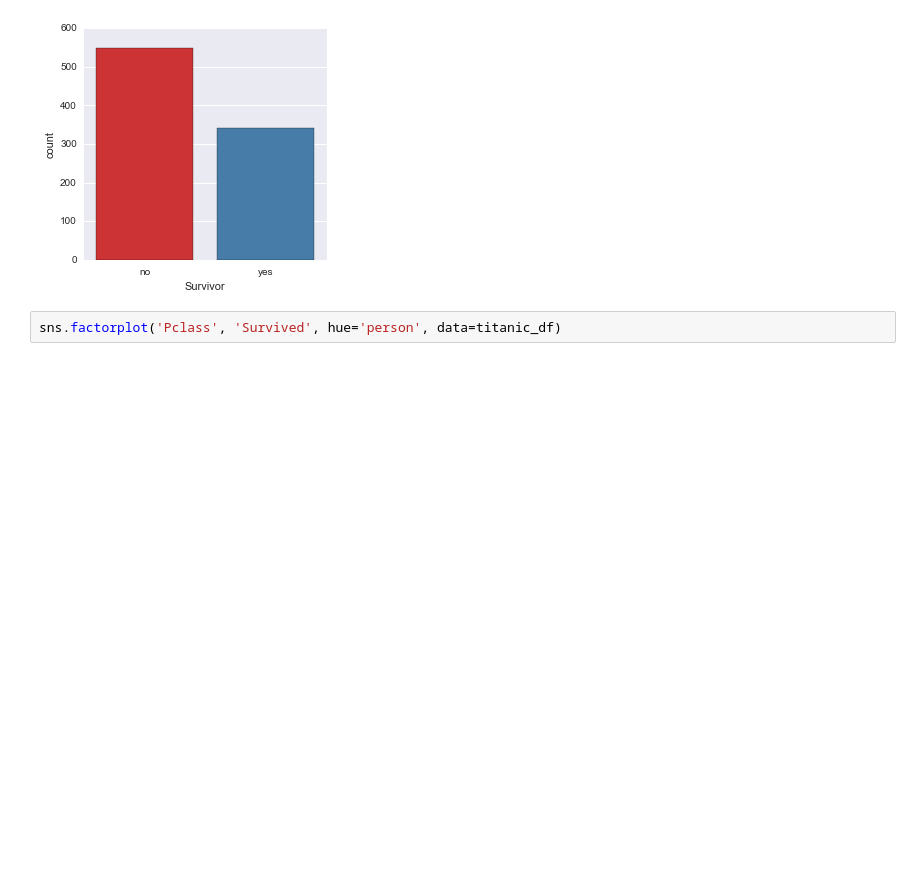
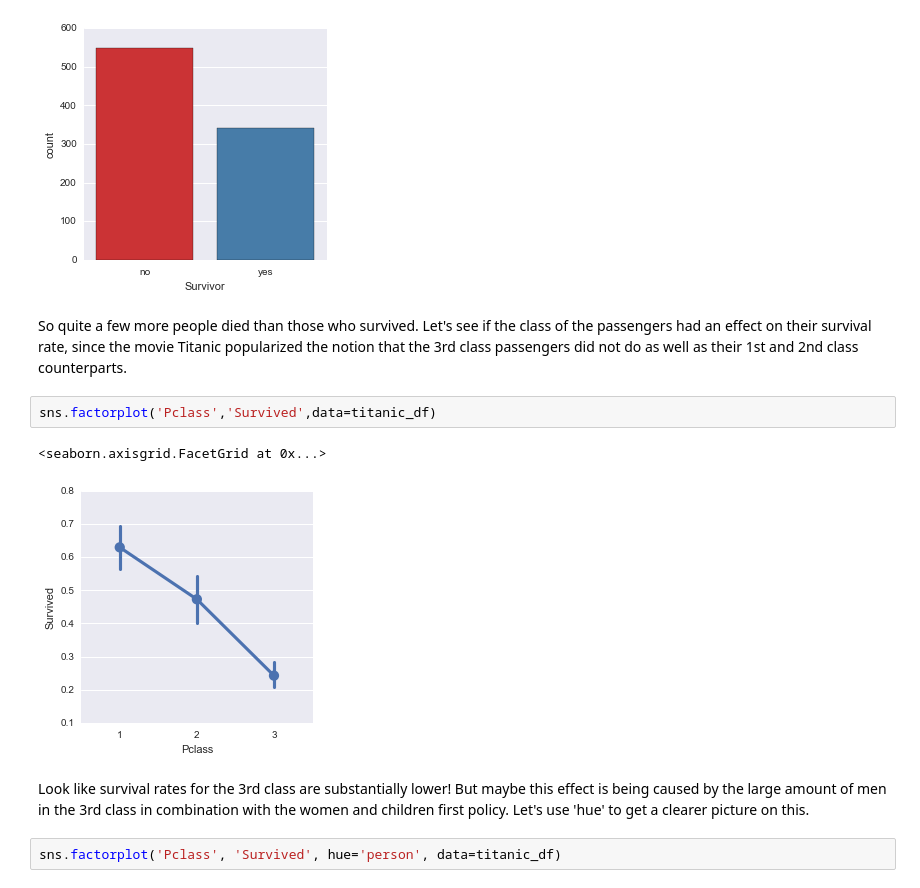
Before and after one commit to avantichande/IPython-Notebooks, a Jupyter notebook: First Data Project - Titanic Kaggle dataset.ipynb, the cells around one changed output. Drawn from its saved outputs; the diff is of its cells as text; blank space fills up the shorter version.

```diff
--- a/First Data Project - Titanic Kaggle dataset.ipynb
+++ b/First Data Project - Titanic Kaggle dataset.ipynb
@@ -250,6 +280,15 @@ sns.factorplot('Survivor', data = titanic_df, palette='Set1', kind='count')
 # %% [output]
 <seaborn.axisgrid.FacetGrid at 0x...>
 [figure]
+# %% [markdown]
+So quite a few more people died than those who survived. Let's see if the class of the passengers had an effect on their survival rate, since the movie Titanic popularized the notion that the 3rd class passengers did not do as well as their 1st and 2nd class counterparts.
+# %%
+sns.factorplot('Pclass','Survived',data=titanic_df)
+# %% [output]
+<seaborn.axisgrid.FacetGrid at 0x...>
+[figure, added]
+# %% [markdown]
+Look like survival rates for the 3rd class are substantially lower! But maybe this effect is being caused by the large amount of men in the 3rd class in combination with the women and children first policy. Let's use 'hue' to get a clearer picture on this.
 # %%
 sns.factorplot('Pclass', 'Survived', hue='person', data=titanic_df)
 # %% [output]
```
Also changed, not shown: parts of 18 cells of this notebook.
